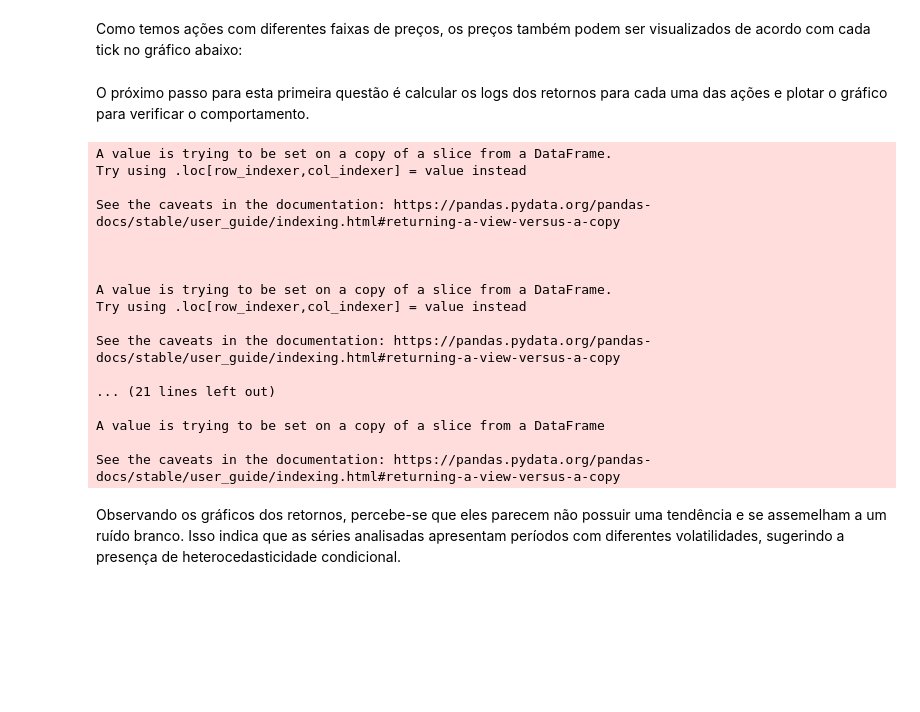
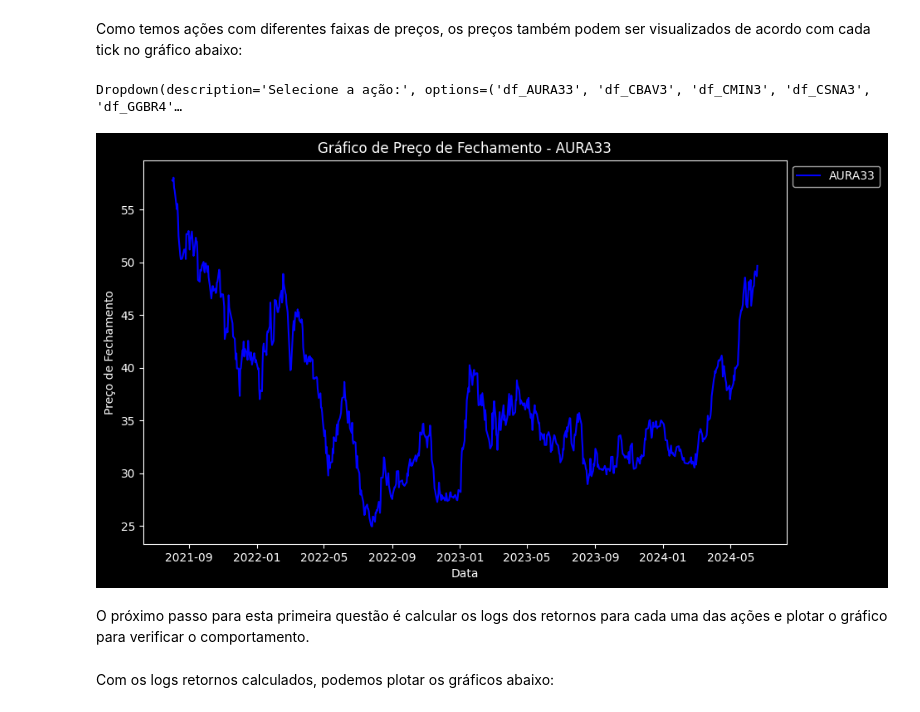
Before and after one commit to murilocechin/financial_analytics_final, a Jupyter notebook: tarefas.ipynb, the cells around one changed output. Cells and saved outputs as stored; diff of their text form; code cells hidden in the pictures; blank space fills up the shorter version.

```diff
--- a/tarefas.ipynb
+++ b/tarefas.ipynb
@@ -305,26 +232,17 @@ plot_interactive_stock_chart(data, 'Preço de Fechamento das Ações Selecionada
+# %%
+plot_closing_price_interactive(dataframes)
+# %% [output]
+Dropdown(description='Selecione a ação:', options=('df_AURA33', 'df_CBAV3', 'df_CMIN3', 'df_CSNA3', 'df_GGBR4'…
+[figure, added]
 # %% [markdown]
 O próximo passo para esta primeira questão é calcular os logs dos retornos para cada uma das ações e plotar o gráfico para verificar o comportamento.
 # %%
-# Calculando os retornos logarítmicos para cada DataFrame no dicionário
-for nome, df in dataframes.items():
-    df["log_close"] = np.log(df["Close"])
-    df["Log_Return"] = df["log_close"].diff().dropna()
-    df.drop(columns=["log_close"], inplace=True)
+# Calculando os valores de log do retorno para cada um dos dataframes do dicionario dataframes
+dfs_names_list = list(dataframes.keys())
+
+for name in dfs_names_list:
+    df_intermed = dataframes[name].copy()
+    df_intermed["log_close"] = np.log(df_intermed["Close"])
+    df_intermed["Log_Return"] = df_intermed["log_close"].diff().dropna()
+    df_intermed.drop(columns=["log_close"], inplace=True)
+    dataframes[name] = df_intermed
-# %% [output]
-A value is trying to be set on a copy of a slice from a DataFrame.
-Try using .loc[row_indexer,col_indexer] = value instead
-
-See the caveats in the documentation: https://pandas.pydata.org/pandas-docs/stable/user_guide/indexing.html#returning-a-view-versus-a-copy
-
-
-
-A value is trying to be set on a copy of a slice from a DataFrame.
-Try using .loc[row_indexer,col_indexer] = value instead
-
-See the caveats in the documentation: https://pandas.pydata.org/pandas-docs/stable/user_guide/indexing.html#returning-a-view-versus-a-copy
-
-... (21 lines left out)
-
-A value is trying to be set on a copy of a slice from a DataFrame
-
-See the caveats in the documentation: https://pandas.pydata.org/pandas-docs/stable/user_guide/indexing.html#returning-a-view-versus-a-copy
@@ -334,3 +249,2 @@ plot_log_returns(dataframes)
-# %% [markdown]
-
-Observando os gráficos dos retornos, percebe-se que eles parecem não possuir uma tendência e se assemelham a um ruído branco. Isso indica que as séries analisadas apresentam períodos com diferentes volatilidades, sugerindo a presença de heterocedasticidade condicional.
+# %% [markdown]
+Com os logs retornos calculados, podemos plotar os gráficos abaixo:
```
Also changed, not shown: parts of 30 cells of this notebook, 9 other files.
